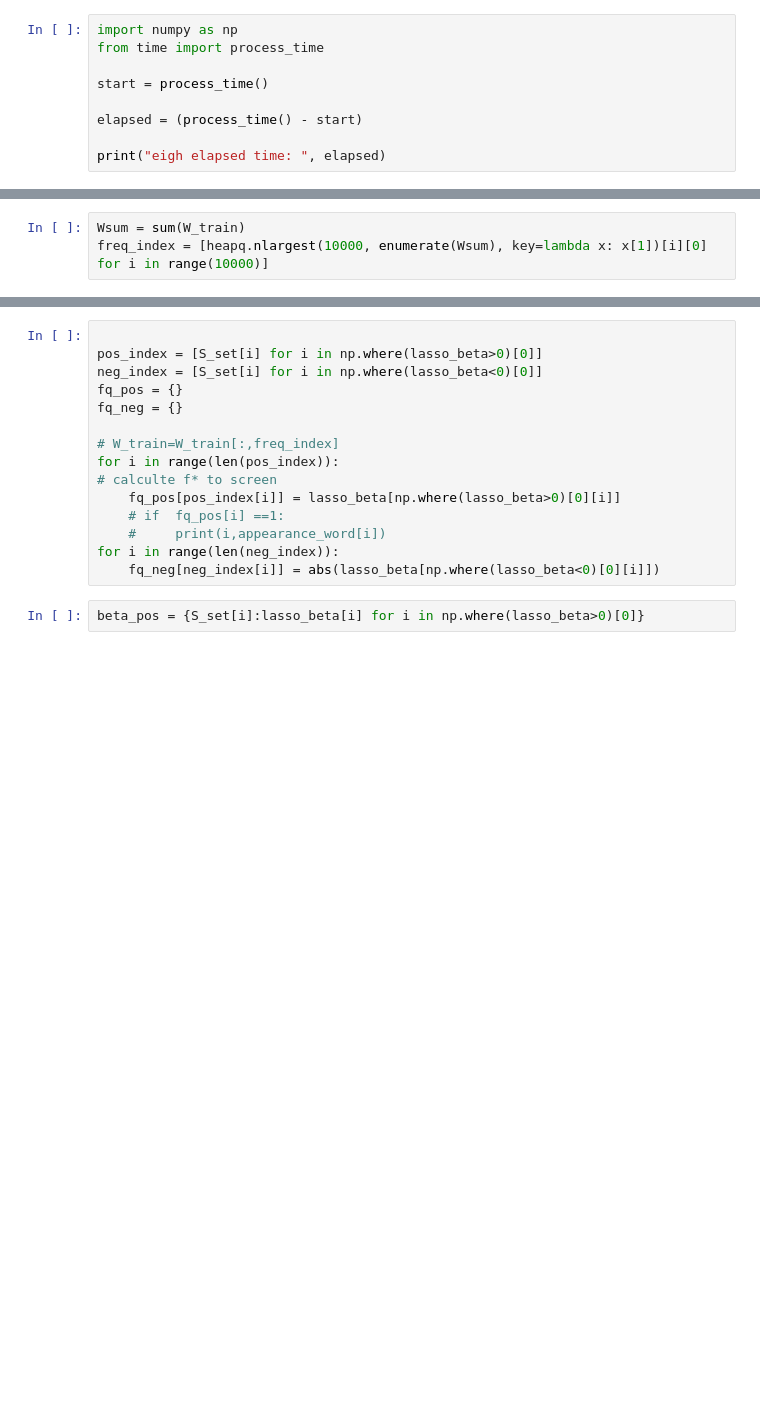
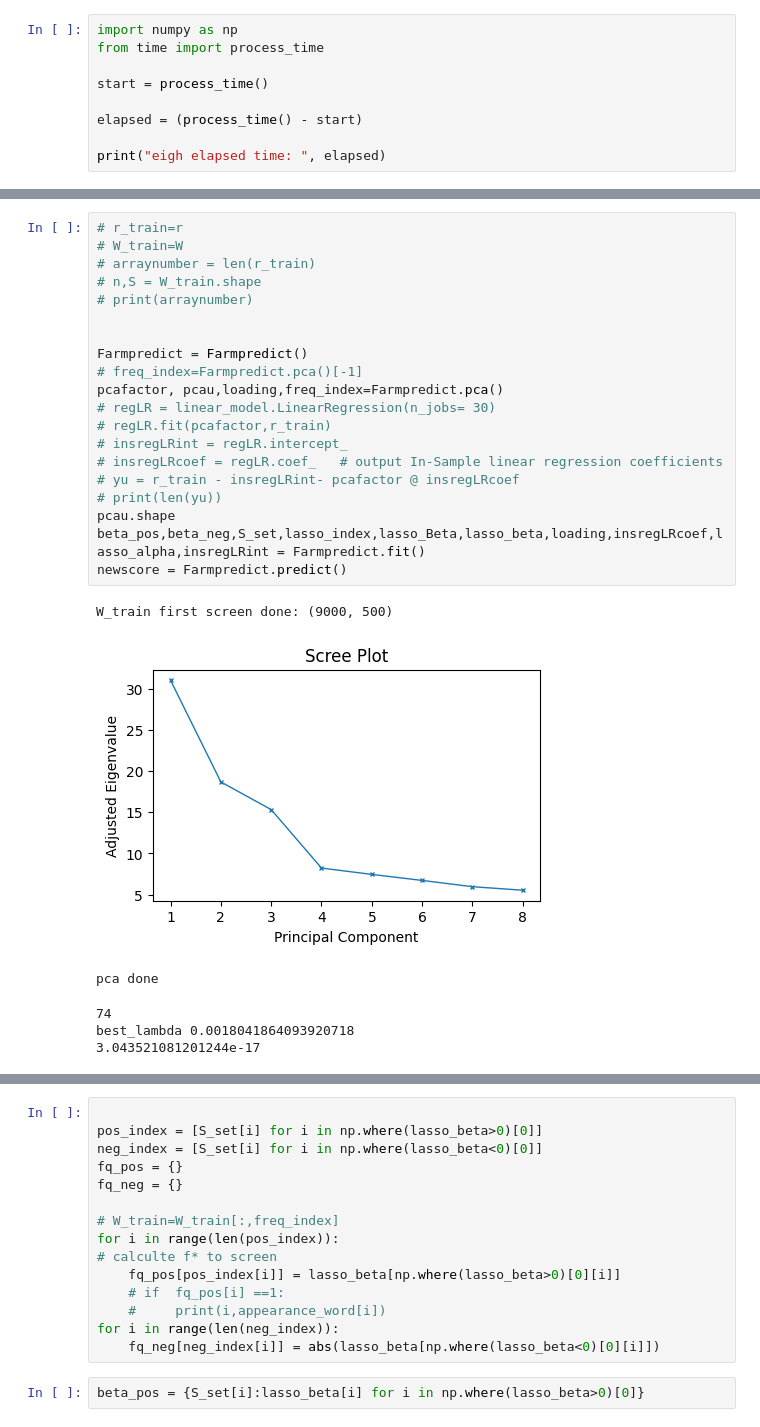
Before and after one commit to orince/Fan, a Jupyter notebook: fan_ex.ipynb, the cells around one changed output, grey strips where cells are left out. Cells and saved outputs as stored; diff of their text form; blank space fills up the shorter version.

```diff
--- a/fan_ex.ipynb
+++ b/fan_ex.ipynb
@@ -347,3 +475,27 @@ class Farmpredict:
-# %%
-Wsum = sum(W_train)
-freq_index = [heapq.nlargest(10000, enumerate(Wsum), key=lambda x: x[1])[i][0] for i in range(10000)]
+# %%
+# r_train=r
+# W_train=W
+# arraynumber = len(r_train)
+# n,S = W_train.shape
+# print(arraynumber)
+
+
+Farmpredict = Farmpredict()
+# freq_index=Farmpredict.pca()[-1]
+pcafactor, pcau,loading,freq_index=Farmpredict.pca()
+# regLR = linear_model.LinearRegression(n_jobs= 30)
+# regLR.fit(pcafactor,r_train)
+# insregLRint = regLR.intercept_
+# insregLRcoef = regLR.coef_   # output In-Sample linear regression coefficients
+# yu = r_train - insregLRint- pcafactor @ insregLRcoef
+# print(len(yu))
+pcau.shape
+beta_pos,beta_neg,S_set,lasso_index,lasso_Beta,lasso_beta,loading,insregLRcoef,lasso_alpha,insregLRint = Farmpredict.fit()
+newscore = Farmpredict.predict()
+# %% [output]
+W_train first screen done: (9000, 500)
+[figure, added]
+pca done
+74
+best_lambda 0.0018041864093920718
+3.043521081201244e-17
```
Also changed, not shown: parts of 24 cells of this notebook.
